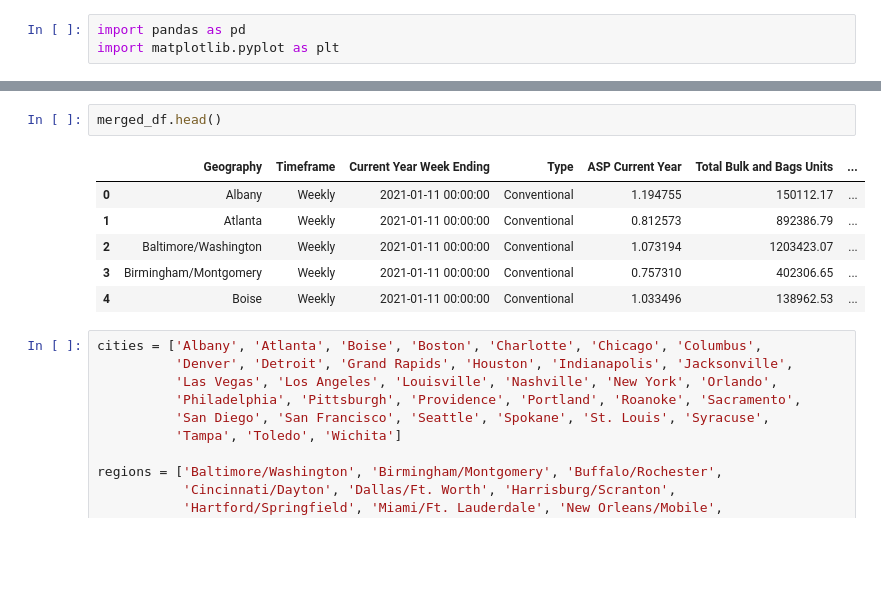
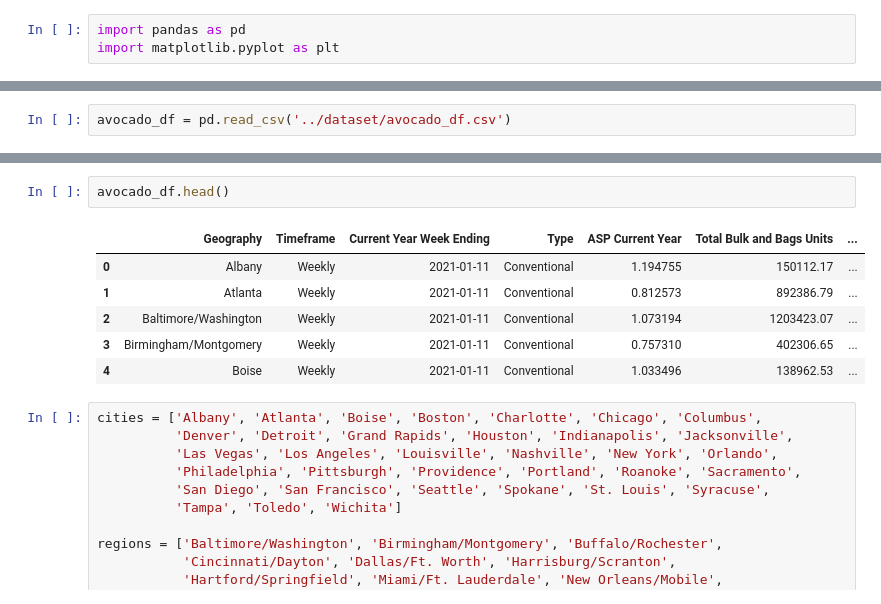
Before and after one commit to arboldeku/Avocado-2.0, a Jupyter notebook: code/exploracion_datos.ipynb, the cells around one changed output, grey strips where cells are left out. Cells and saved outputs as stored; diff of their text form; blank space fills up the shorter version.

```diff
--- a/code/exploracion_datos.ipynb
+++ b/code/exploracion_datos.ipynb
@@ -43,0 +4,2 @@ None
+# %%
+avocado_df = pd.read_csv('../dataset/avocado_df.csv')
@@ -108,12 +92,12 @@ print(merged_df['Geography'].unique())
 # %%
-merged_df.head()
+avocado_df.head()
 # %% [output]
 |  | Geography | Timeframe | Current Year Week Ending | Type | ASP Current Year | Total Bulk and Bags Units | ... |
-| 0 | Albany | Weekly | 2021-01-11 00:00:00 | Conventional | 1.194755 | 150112.17 | ... |
-| 1 | Atlanta | Weekly | 2021-01-11 00:00:00 | Conventional | 0.812573 | 892386.79 | ... |
-| 2 | Baltimore/Washington | Weekly | 2021-01-11 00:00:00 | Conventional | 1.073194 | 1203423.07 | ... |
-| 3 | Birmingham/Montgomery | Weekly | 2021-01-11 00:00:00 | Conventional | 0.757310 | 402306.65 | ... |
-| 4 | Boise | Weekly | 2021-01-11 00:00:00 | Conventional | 1.033496 | 138962.53 | ... |
+| 0 | Albany | Weekly | 2021-01-11 | Conventional | 1.194755 | 150112.17 | ... |
+| 1 | Atlanta | Weekly | 2021-01-11 | Conventional | 0.812573 | 892386.79 | ... |
+| 2 | Baltimore/Washington | Weekly | 2021-01-11 | Conventional | 1.073194 | 1203423.07 | ... |
+| 3 | Birmingham/Montgomery | Weekly | 2021-01-11 | Conventional | 0.757310 | 402306.65 | ... |
+| 4 | Boise | Weekly | 2021-01-11 | Conventional | 1.033496 | 138962.53 | ... |
 # %%
 cities = ['Albany', 'Atlanta', 'Boise', 'Boston', 'Charlotte', 'Chicago', 'Columbus',
           'Denver', 'Detroit', 'Grand Rapids', 'Houston', 'Indianapolis', 'Jacksonville',
```
Also changed, not shown: parts of 18 cells of this notebook, 10 other files.
